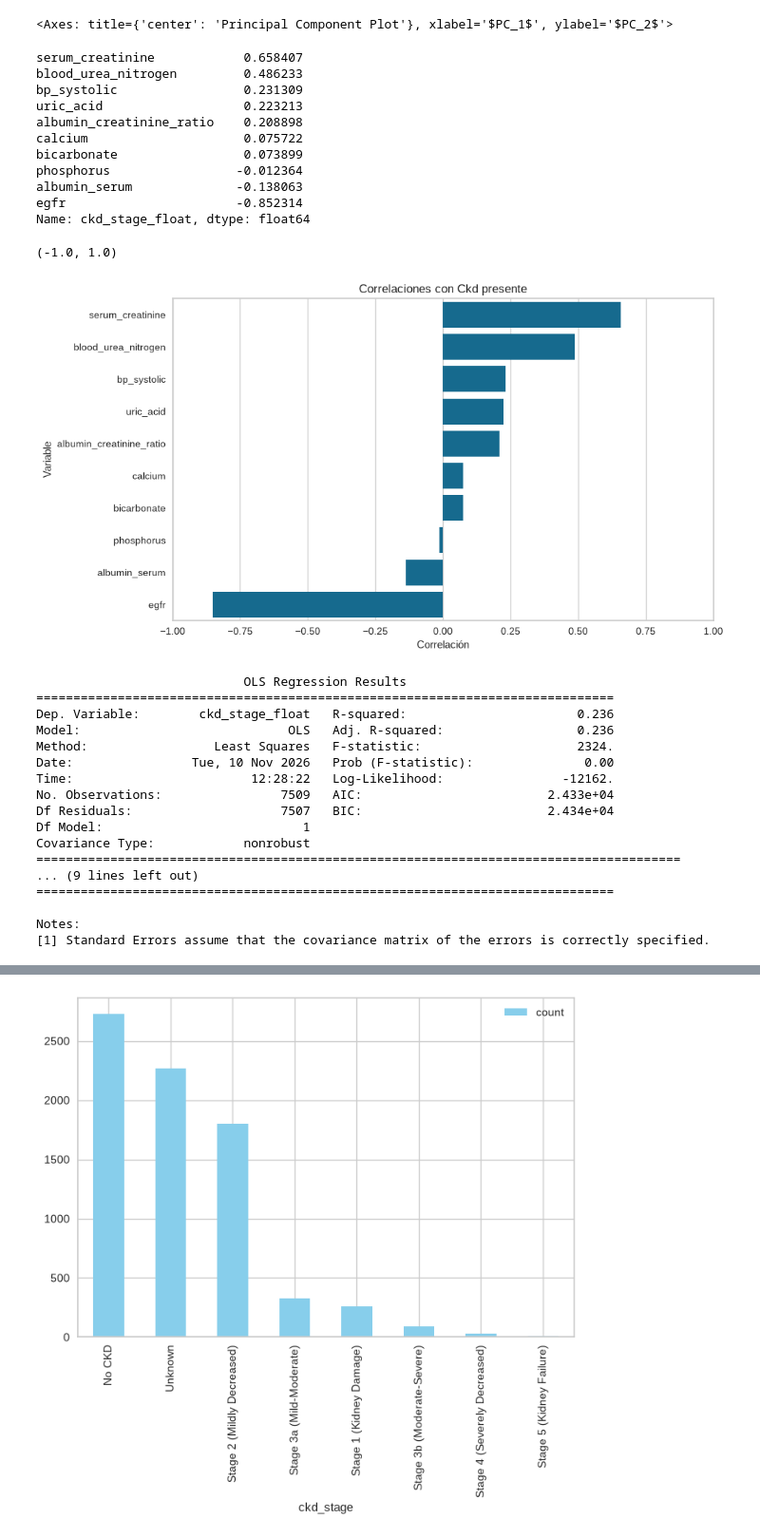
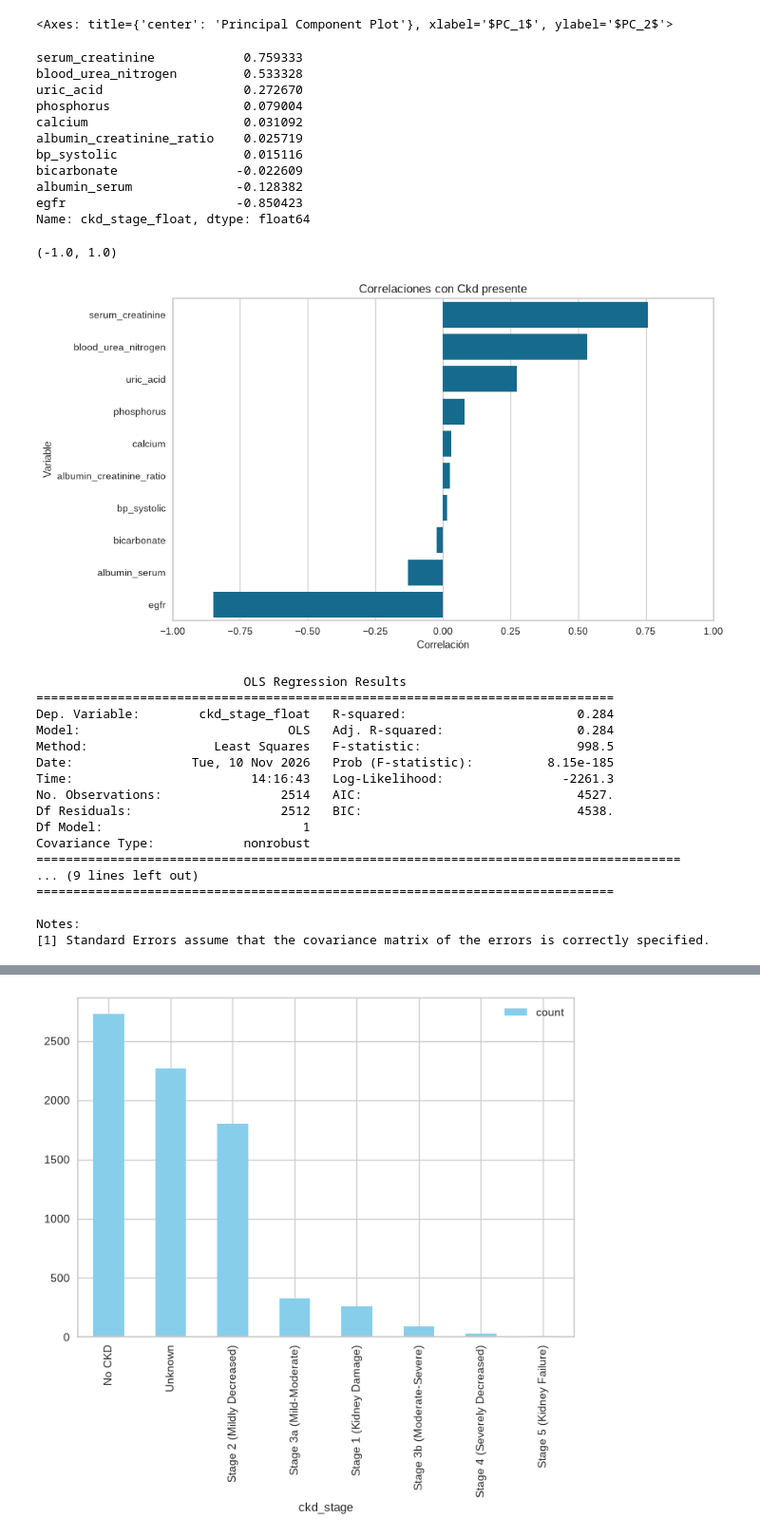
Before and after one commit to GonzaloManterola/Grupo27Ciencias, a Jupyter notebook: Main.ipynb, the cells around one changed output, grey strips where cells are left out. Shown at 95% size. Cells and saved outputs as stored; diff of their text form; code cells hidden in the pictures.

Commit message:
Modelo blood urea

```diff
--- a/Main.ipynb
+++ b/Main.ipynb
@@ -558,75 +571,78 @@ viz.show()
 # %%
 variable_objetivo = 'ckd_stage_float'
 mapped_ckd = Clean[features]
-mapped_ckd['ckd_stage_float'] = (Clean['ckd_stage']
+ckd_positive = Clean.drop(Clean[Clean['ckd_stage'].isin(['No CKD', 'Unknown'])].index)
+mapped_ckd['ckd_stage_float'] = (ckd_positive['ckd_stage']
     .map({
-    "No CKD": -1.0,
     "Stage 1 (Kidney Damage)": 1.0,
     "Stage 2 (Mildly Decreased)": 2.0,
     "Stage 3a (Mild-Moderate)": 3.0,
     "Stage 3b (Moderate-Severe)": 4.0,
     "Stage 4 (Severely Decreased)": 5.0,
-    "Stage 5 (Kidney Failure)": 6.0,
-    "Unknown": 0.0,
+    "Stage 5 (Kidney Failure)": 5.0,#Combino kidney failure con severly decrease por bajos datos
 }).astype(float))
+mapped_ckd = mapped_ckd.dropna()
 # Seleccionamos únicamente la columna de la variable elegida y la ordenamos de mayor a menor
 
 #Clean['ckd_stage'].head()
 tabla_correlacion = mapped_ckd.corr()[[variable_objetivo]].sort_values(by=variable_objetivo, ascending=False)
 
 
 tabla_correlacion = tabla_correlacion['ckd_stage_float'].drop('ckd_stage_float')
 
 #print(mapped_ckd['age'].value_counts(dropna=False))
 display(tabla_correlacion)
 
 plt.figure(figsize=(10, 6))
 plt.grid(True)
 sns.barplot(x=tabla_correlacion.values, y=tabla_correlacion.index)
 plt.title('Correlaciones con Ckd presente')
 plt.xlabel('Correlación')
 plt.ylabel('Variable')
 plt.xlim([-1, 1])
 #plt.show()
 # %% [output]
-serum_creatinine            0.658407
-blood_urea_nitrogen         0.486233
-bp_systolic                 0.231309
-uric_acid                   0.223213
-albumin_creatinine_ratio    0.208898
-calcium                     0.075722
-bicarbonate                 0.073899
-phosphorus                 -0.012364
-albumin_serum              -0.138063
-egfr                       -0.852314
+serum_creatinine            0.759333
+blood_urea_nitrogen         0.533328
+uric_acid                   0.272670
+phosphorus                  0.079004
+calcium                     0.031092
+albumin_creatinine_ratio    0.025719
+bp_systolic                 0.015116
+bicarbonate                -0.022609
+albumin_serum              -0.128382
+egfr                       -0.850423
 Name: ckd_stage_float, dtype: float64
 (-1.0, 1.0)
-[figure, old version]
+[figure, new version]
 # %%
 import numpy as np
 import statsmodels.api as sm
 
 # Separamos nuestra variable independiente
-X = mapped_ckd['blood_urea_nitrogen']
+X = mapped_ckd['blood_urea_nitrogen'] #Cuantitativa continua
 # y nuestra variable objetivo (variable dependiente)
-y = mapped_ckd['ckd_stage_float']
+y = mapped_ckd['ckd_stage_float'] #Cuantitativa_discreta
 
 # Agregamos una constante como característica, para estimar la ordenada al origen
 X = sm.add_constant(X)
 # Ajustamos el modelo
 model = sm.OLS(y, X).fit()
+
+#print(mapped_ckd['ckd_stage_float'].value_counts(dropna=False))
 # Imprimimos el resumen de los resultados
 print(model.summary())
+#print(y)
 # %% [output]
                             OLS Regression Results
 ==============================================================================
-Dep. Variable:        ckd_stage_float   R-squared:                       0.236
-Model:                            OLS   Adj. R-squared:                  0.236
-Method:                 Least Squares   F-statistic:                     2324.
-Date:                Tue, 10 Nov 2026   Prob (F-statistic):               0.00
-Time:                        12:28:22   Log-Likelihood:                -12162.
-No. Observations:                7509   AIC:                         2.433e+04
-Df Residuals:                    7507   BIC:                         2.434e+04
+Dep. Variable:        ckd_stage_float   R-squared:                       0.284
+Model:                            OLS   Adj. R-squared:                  0.284
+Method:                 Least Squares   F-statistic:                     998.5
+Date:                Tue, 10 Nov 2026   Prob (F-statistic):          8.15e-185
+Time:                        14:16:43   Log-Likelihood:                -2261.3
+No. Observations:                2514   AIC:                             4527.
+Df Residuals:                    2512   BIC:                             4538.
 Df Model:                           1
 Covariance Type:            nonrobust
 =======================================================================================
```
Also changed, not shown: parts of 7 cells of this notebook.
